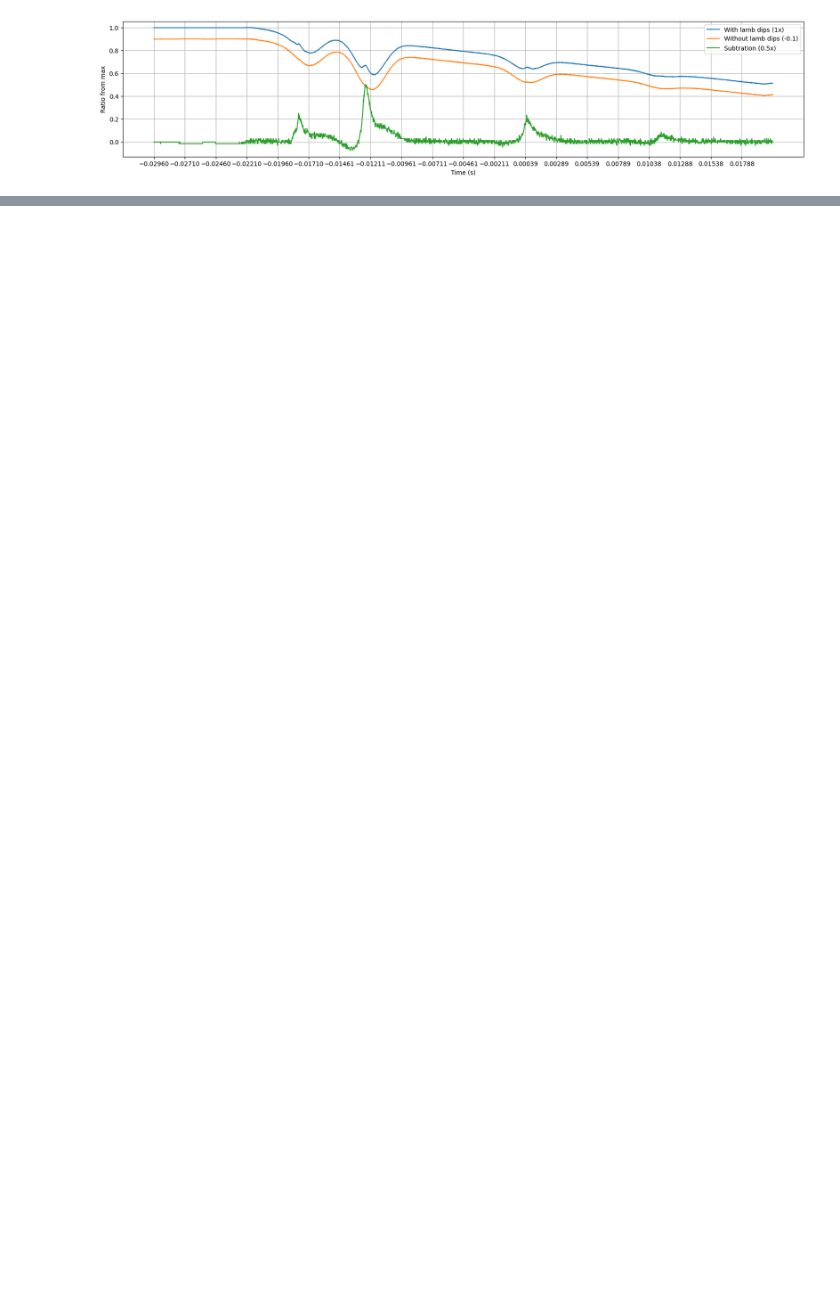
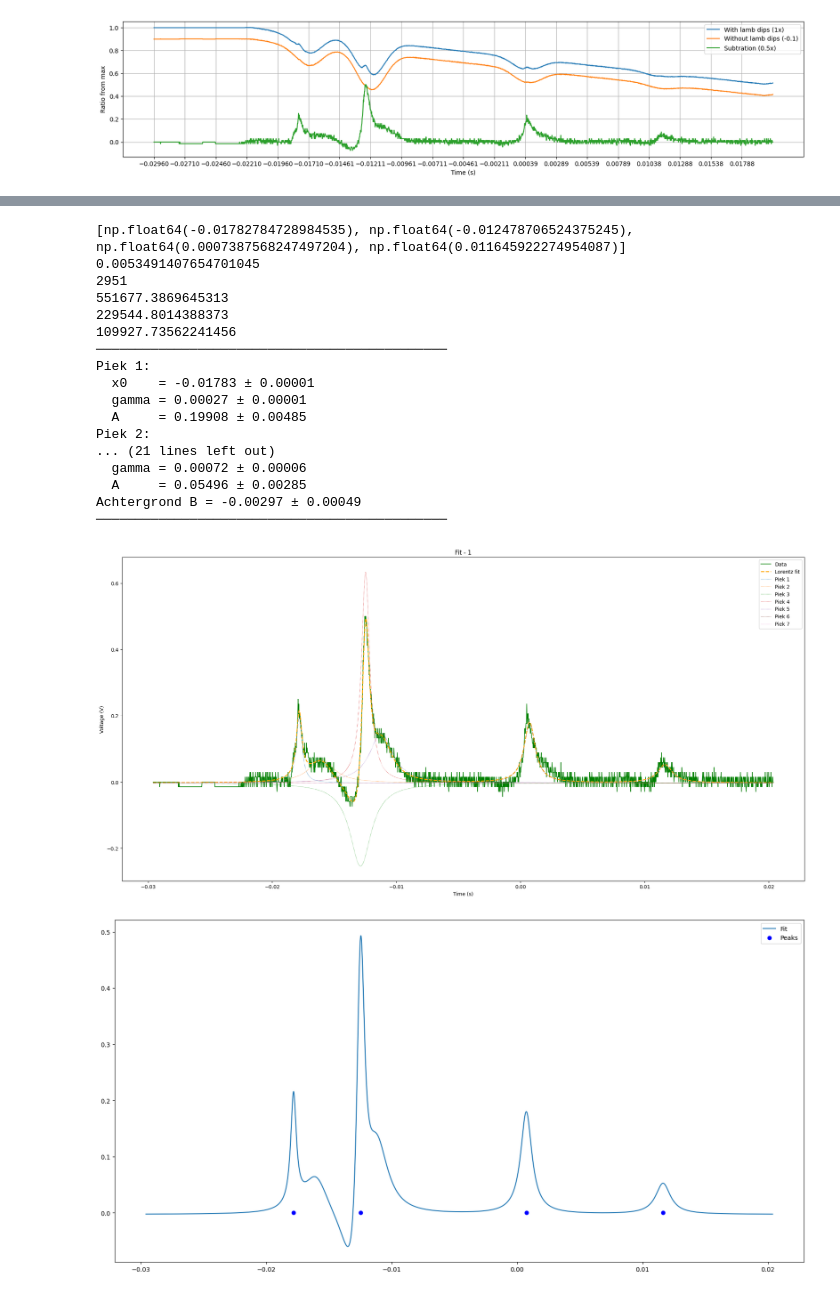
Before and after one commit to TimWiemer/Rubium_Spectroscopy_group_11, a Jupyter notebook: Full_spectrum_analysis_20206_06_17.ipynb, the cells around one changed output, grey strips where cells are left out. Drawn from its saved outputs; the diff is of its cells as text; code cells hidden in the pictures; blank space fills up the shorter version.

```diff
--- a/Full_spectrum_analysis_20206_06_17.ipynb
+++ b/Full_spectrum_analysis_20206_06_17.ipynb
@@ -272,0 +356,64 @@ Achtergrond B = -0.00297 ± 0.00049
+# %%
+peaks = [popt_1_sub[0], popt_1_sub[9], popt_1_sub[15], popt_1_sub[18]]
+print(peaks)
+
+
+D1 = peaks[1]- peaks[0]
+D2 = peaks[2]- peaks[1]
+D3 = peaks[3]- peaks[2]
+peak_1 = -4721
+peak_2 = -1770
+peak_3 = 1264
+peak_4 = 2463
+D1_r = peak_2 - peak_1
+D2_r = peak_3 - peak_2
+D3_r = peak_4 - peak_3
+
+print(D1)
+print(D1_r)
+
+step_1 = D1_r/D1
+step_2 = D2_r/D2
+step_3 = D3_r/D3
+
+print(step_1)
+print(step_2)
+print(step_3)
+
+x0_1_list_sub  = [-0.0180, -0.017, -0.0140, -0.0130, -0.010, 0.00039, 0.0110]
+A_1_list_sub   = [0.3, 0.1, -0.01, 0.5, 0.1, 0.2, 0.1]
+
+popt_1_sub, perr_1_sub, xthe, ythe, y_fit = lorentz_fit_2(
+    x_sub, y_sub_ratios,
+    x0_list     = x0_1_list_sub,
+    A_list      = A_1_list_sub,
+    gamma_guess = 0.0001,
+    B_guess     = 0.001,
+    title       = 'Fit - 1'
+)
+
+plt.figure(figsize=(20,10))
+plt.plot(xthe, y_fit, label = "Fit")
+plt.plot( peaks, [0,0,0,0], 'bo', label = "Peaks")
+plt.legend()
+plt.show()
+# %% [output]
+[np.float64(-0.01782784728984535), np.float64(-0.012478706524375245), np.float64(0.0007387568247497204), np.float64(0.011645922274954087)]
+0.0053491407654701045
+2951
+551677.3869645313
+229544.8014388373
+109927.73562241456
+─────────────────────────────────────────────
+Piek 1:
+  x0    = -0.01783 ± 0.00001
+  gamma = 0.00027 ± 0.00001
+  A     = 0.19908 ± 0.00485
+Piek 2:
+... (21 lines left out)
+  gamma = 0.00072 ± 0.00006
+  A     = 0.05496 ± 0.00285
+Achtergrond B = -0.00297 ± 0.00049
+─────────────────────────────────────────────
+[figure, added]
+[figure, added]
```
Also changed, not shown: parts of 3 cells of this notebook.
